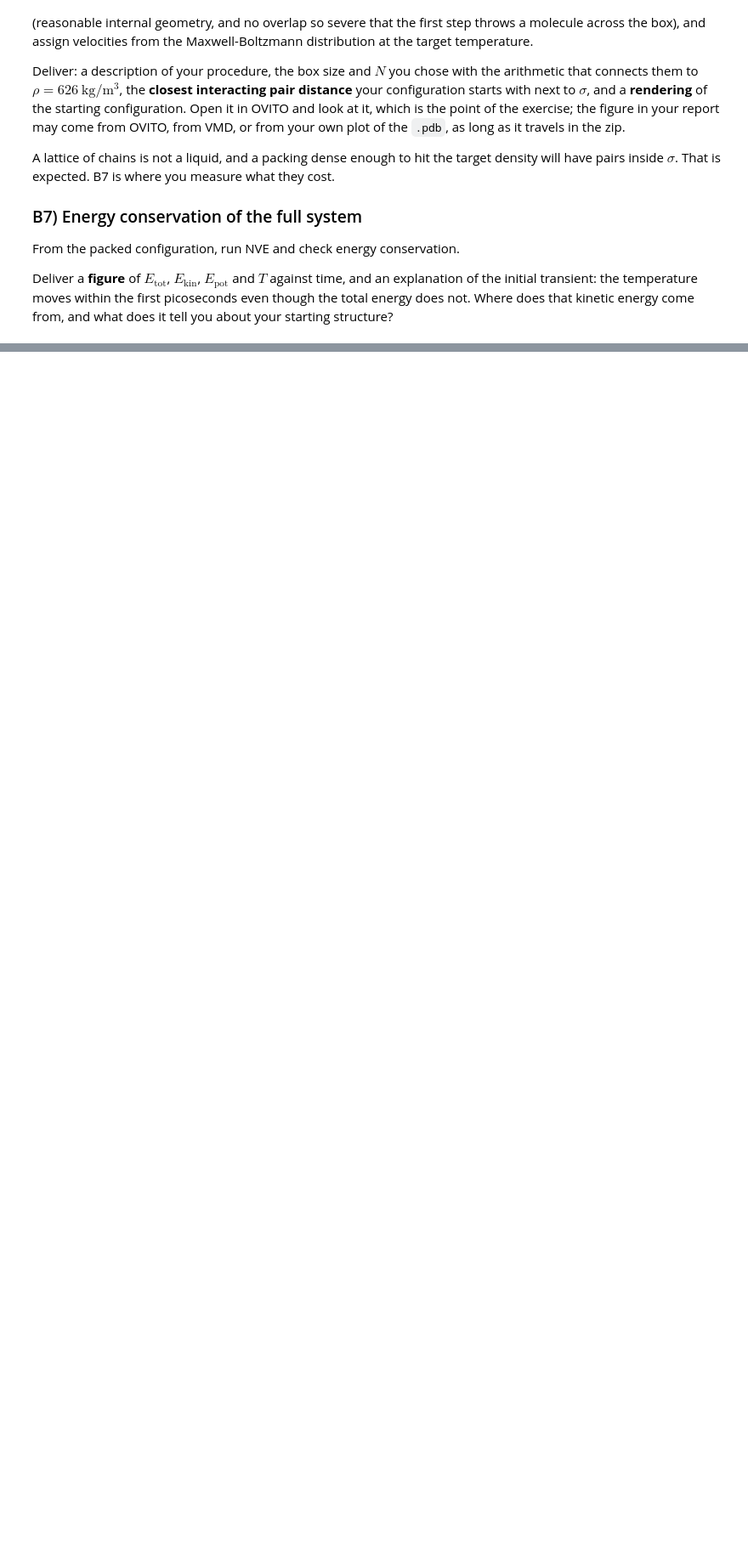
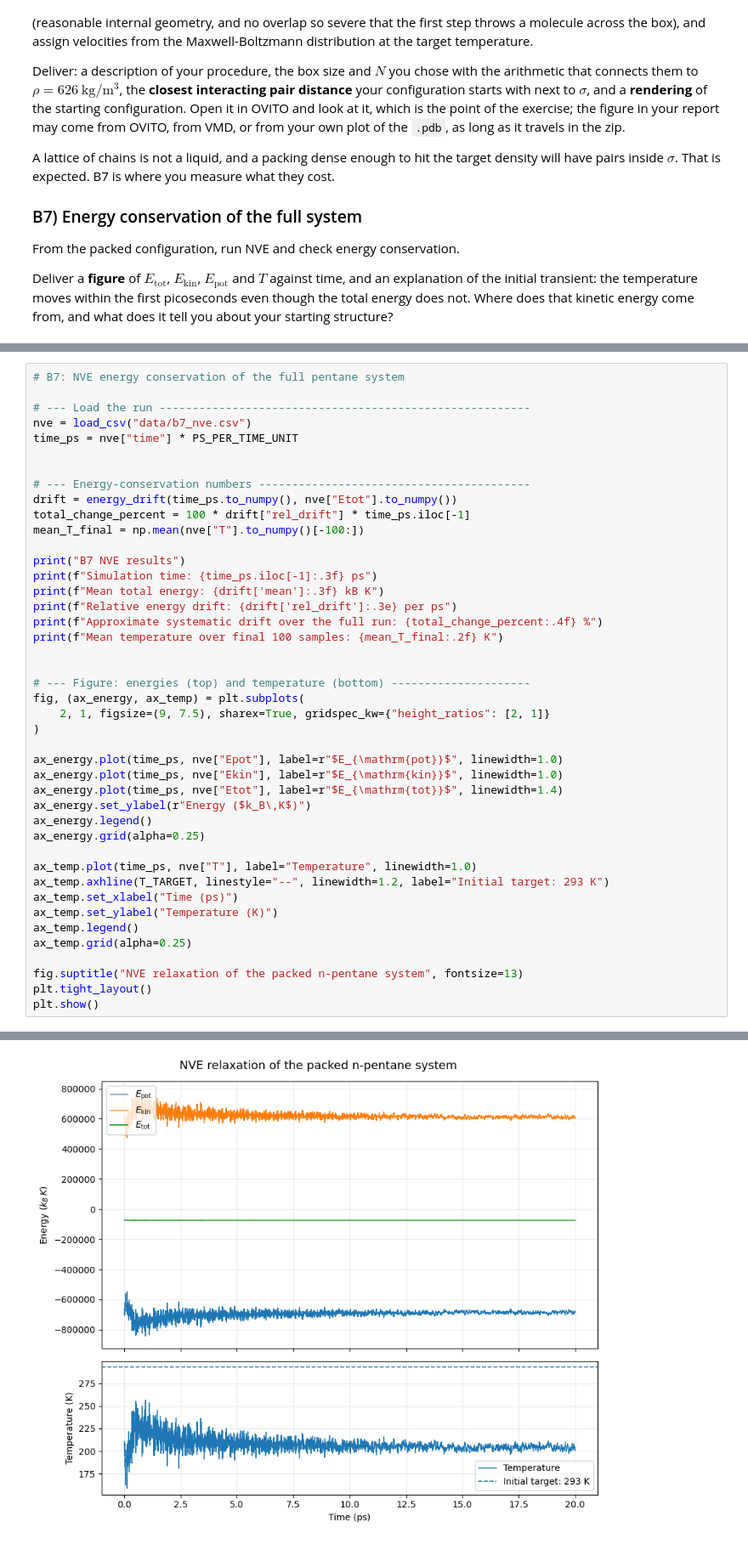
Before and after one commit to datomic117/Particle_based_simulations, a Jupyter notebook: Assignment_2/A2.ipynb, the cells around one changed output, grey strips where cells are left out. Shown at 85% size. Cells and saved outputs as stored; diff of their text form; blank space fills up the shorter version.

```diff
--- a/Assignment_2/A2.ipynb
+++ b/Assignment_2/A2.ipynb
@@ -2430,0 +1363,44 @@ The initial temperature transient therefore results from relaxation of the artif
+# %%
+# B7: NVE energy conservation of the full pentane system
+
+# --- Load the run --------------------------------------------------------
+nve = load_csv("data/b7_nve.csv")
+time_ps = nve["time"] * PS_PER_TIME_UNIT
+
+
+# --- Energy-conservation numbers -----------------------------------------
+drift = energy_drift(time_ps.to_numpy(), nve["Etot"].to_numpy())
+total_change_percent = 100 * drift["rel_drift"] * time_ps.iloc[-1]
+mean_T_final = np.mean(nve["T"].to_numpy()[-100:])
+
+print("B7 NVE results")
+print(f"Simulation time: {time_ps.iloc[-1]:.3f} ps")
+print(f"Mean total energy: {drift['mean']:.3f} kB K")
+print(f"Relative energy drift: {drift['rel_drift']:.3e} per ps")
+print(f"Approximate systematic drift over the full run: {total_change_percent:.4f} %")
+print(f"Mean temperature over final 100 samples: {mean_T_final:.2f} K")
+
+
+# --- Figure: energies (top) and temperature (bottom) ---------------------
+fig, (ax_energy, ax_temp) = plt.subplots(
+    2, 1, figsize=(9, 7.5), sharex=True, gridspec_kw={"height_ratios": [2, 1]}
+)
+
+ax_energy.plot(time_ps, nve["Epot"], label=r"$E_{\mathrm{pot}}$", linewidth=1.0)
+ax_energy.plot(time_ps, nve["Ekin"], label=r"$E_{\mathrm{kin}}$", linewidth=1.0)
+ax_energy.plot(time_ps, nve["Etot"], label=r"$E_{\mathrm{tot}}$", linewidth=1.4)
+ax_energy.set_ylabel(r"Energy ($k_B\,K$)")
+ax_energy.legend()
+ax_energy.grid(alpha=0.25)
+
+ax_temp.plot(time_ps, nve["T"], label="Temperature", linewidth=1.0)
+ax_temp.axhline(T_TARGET, linestyle="--", linewidth=1.2, label="Initial target: 293 K")
+ax_temp.set_xlabel("Time (ps)")
+ax_temp.set_ylabel("Temperature (K)")
+ax_temp.legend()
+ax_temp.grid(alpha=0.25)
+
+fig.suptitle("NVE relaxation of the packed n-pentane system", fontsize=13)
+plt.tight_layout()
+plt.show()
+# %% [output]
@@ -2431,3 +1413,4 @@ The initial temperature transient therefore results from relaxation of the artif
+[figure, added]
 # %% [markdown]
 ### B8) Thermostat
 
```
Also changed, not shown: parts of 39 cells of this notebook, 1 other file.
